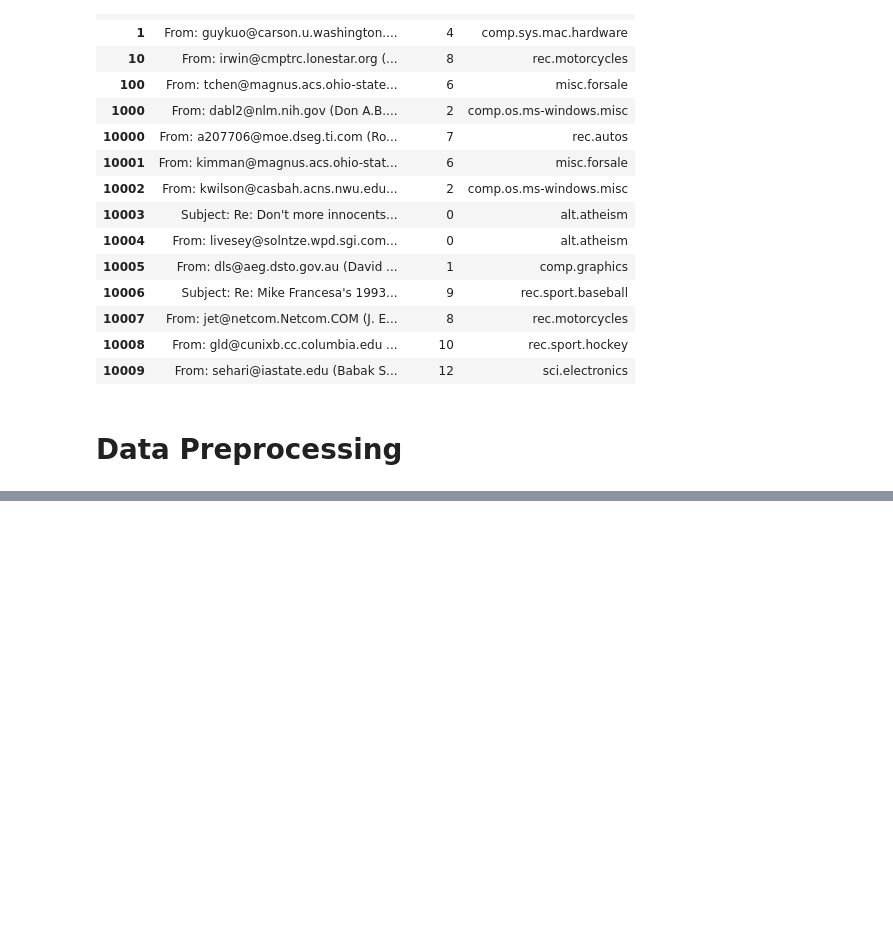
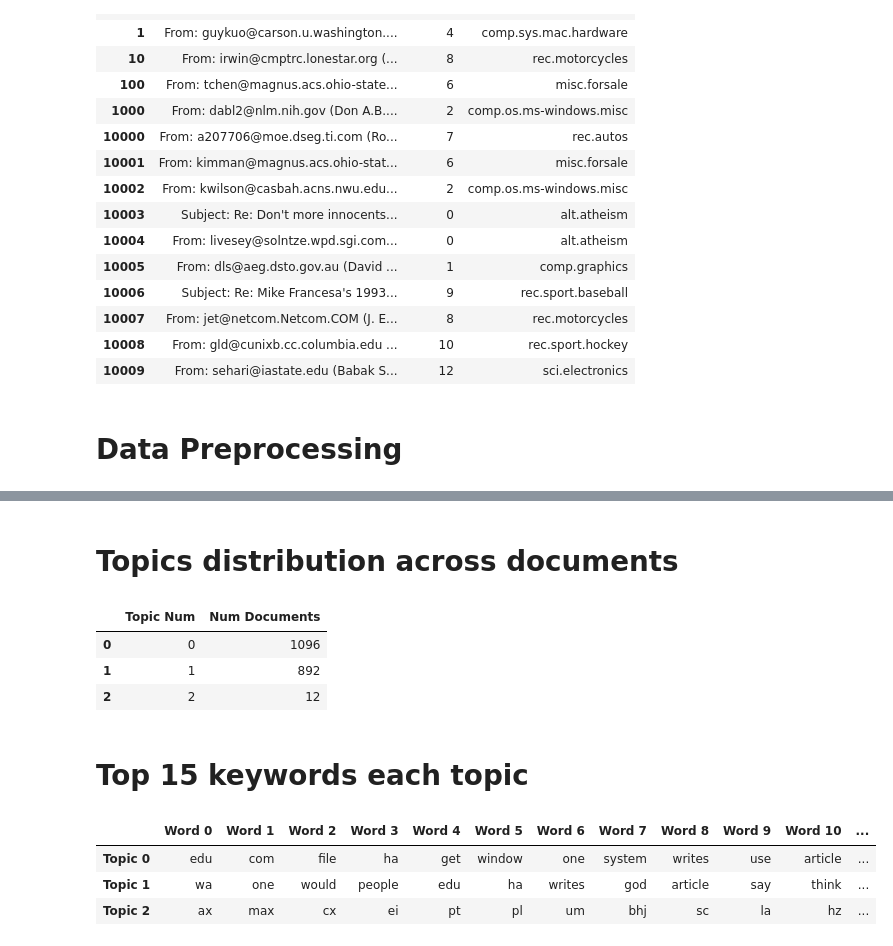
Before and after one commit to dominikcebula/ML_101, a Jupyter notebook: Example 04 - Topic Model.ipynb, the cells around one changed output, grey strips where cells are left out. Drawn from its saved outputs; the diff is of its cells as text; code cells hidden in the pictures; blank space fills up the shorter version.

```diff
--- a/Example 04 - Topic Model.ipynb
+++ b/Example 04 - Topic Model.ipynb
@@ -117,0 +209,35 @@ dump_to_file(NEWSGROUP_LEMINIZED_NO_STOP_PATH, join(data_words_sentences))
+# %% [markdown]
+# Topics distribution across documents
+# %%
+df_topic_distribution = df_document_topic['dominant_topic'].value_counts().reset_index(name="Num Documents")
+df_topic_distribution.columns = ['Topic Num', 'Num Documents']
+df_topic_distribution
+# %% [output]
+|  | Topic Num | Num Documents |
+| 0 | 0 | 1096 |
+| 1 | 1 | 892 |
+| 2 | 2 | 12 |
+# %% [markdown]
+# Top 15 keywords each topic
+# %%
+# Show top n keywords for each topic
+def show_topics(vectorizer=vectorizer, lda_model=best_lda_model, n_words=20):
+    keywords = np.array(vectorizer.get_feature_names())
+    topic_keywords = []
+    for topic_weights in lda_model.components_:
+        top_keyword_locs = (-topic_weights).argsort()[:n_words]
+        topic_keywords.append(keywords.take(top_keyword_locs))
+    return topic_keywords
+
+topic_keywords = show_topics(vectorizer=vectorizer, lda_model=best_lda_model, n_words=15)
+
+# Topic - Keywords Dataframe
+df_topic_keywords = pd.DataFrame(topic_keywords)
+df_topic_keywords.columns = ['Word '+str(i) for i in range(df_topic_keywords.shape[1])]
+df_topic_keywords.index = ['Topic '+str(i) for i in range(df_topic_keywords.shape[0])]
+df_topic_keywords
+# %% [output]
+|  | Word 0 | Word 1 | Word 2 | Word 3 | Word 4 | Word 5 | Word 6 | Word 7 | Word 8 | Word 9 | Word 10 | ... |
+| Topic 0 | edu | com | file | ha | get | window | one | system | writes | use | article | ... |
+| Topic 1 | wa | one | would | people | edu | ha | writes | god | article | say | think | ... |
+| Topic 2 | ax | max | cx | ei | pt | pl | um | bhj | sc | la | hz | ... |
```
Also changed, not shown: parts of 11 cells of this notebook.
